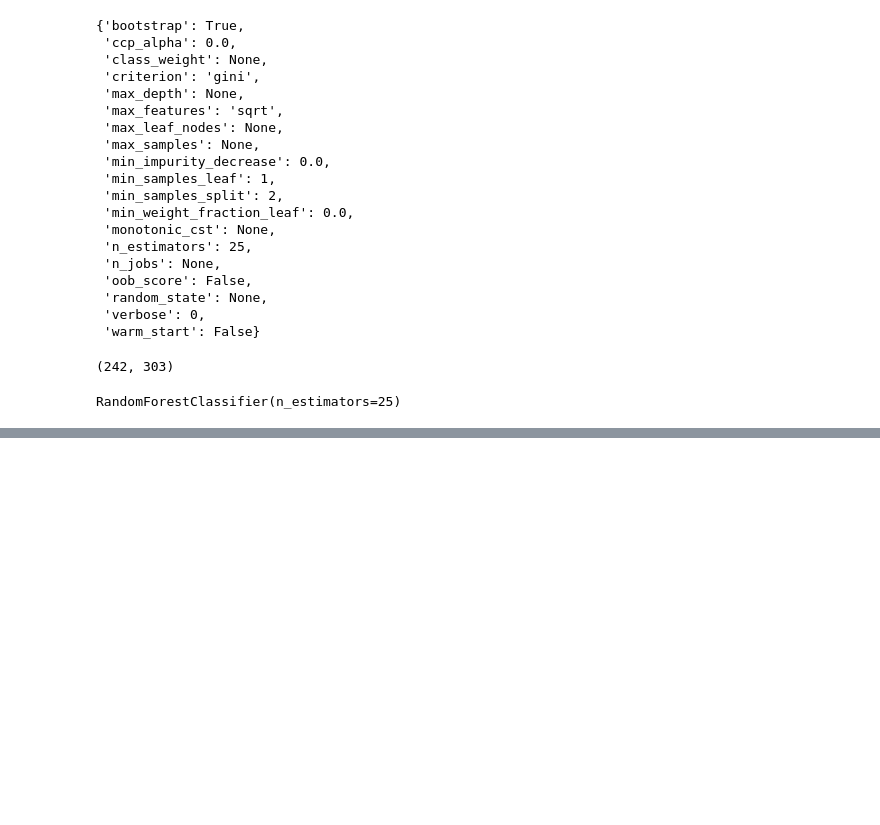
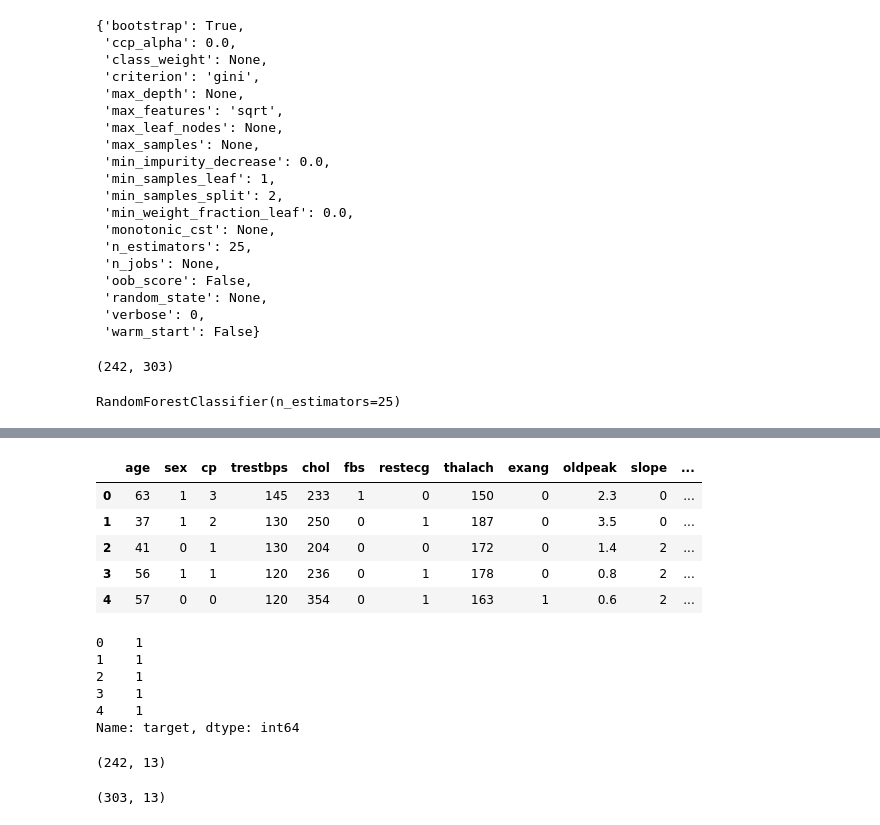
Before and after one commit to AliAbdallah454/ZTMMlCourse, a Jupyter notebook: scikit-learn/introduction-to-scikit-learn.ipynb, the cells around one changed output, grey strips where cells are left out. Drawn from its saved outputs; the diff is of its cells as text; code cells hidden in the pictures; blank space fills up the shorter version.

```diff
--- a/scikit-learn/introduction-to-scikit-learn.ipynb
+++ b/scikit-learn/introduction-to-scikit-learn.ipynb
@@ -133,0 +187,20 @@ loaded_model.score(X_test, y_test)
+# %%
+X = heart_disease.drop("target", axis=1)
+X.head()
+# %% [output]
+|  | age | sex | cp | trestbps | chol | fbs | restecg | thalach | exang | oldpeak | slope | ... |
+| 0 | 63 | 1 | 3 | 145 | 233 | 1 | 0 | 150 | 0 | 2.3 | 0 | ... |
+| 1 | 37 | 1 | 2 | 130 | 250 | 0 | 1 | 187 | 0 | 3.5 | 0 | ... |
+| 2 | 41 | 0 | 1 | 130 | 204 | 0 | 0 | 172 | 0 | 1.4 | 2 | ... |
+| 3 | 56 | 1 | 1 | 120 | 236 | 0 | 1 | 178 | 0 | 0.8 | 2 | ... |
+| 4 | 57 | 0 | 0 | 120 | 354 | 0 | 1 | 163 | 1 | 0.6 | 2 | ... |
+# %%
+y = heart_disease["target"]
+y.head()
+# %% [output]
+0    1
+1    1
+2    1
+3    1
+4    1
+Name: target, dtype: int64
@@ -133,0 +212,8 @@ loaded_model.score(X_test, y_test)
+# %%
+X_train.shape
+# %% [output]
+(242, 13)
+# %%
+X.shape
+# %% [output]
+(303, 13)
```
Also changed, not shown: parts of 23 cells of this notebook, 3 other files.
